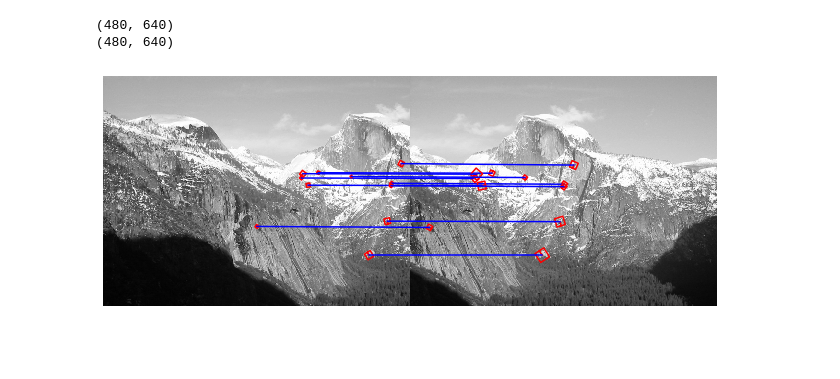
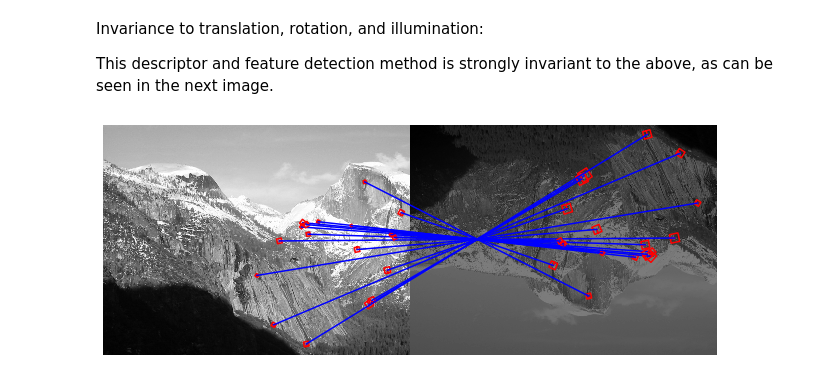
Before and after one commit to afrye51/EE541_CV, a Jupyter notebook: Lab2/Lab_2.ipynb, the cells around one changed output. Saved outputs shown, nothing was run; the diff lists cells and outputs as text; code cells hidden in the pictures; blank space fills up the shorter version.

```diff
--- a/Lab2/Lab_2.ipynb
+++ b/Lab2/Lab_2.ipynb
@@ -37,33 +176,15 @@ im_checkerboard_gray = skimage.color.rgb2gray(im_checkerboard)
+# %% [markdown]
+Invariance to translation, rotation, and illumination:
+
+This descriptor and feature detection method is strongly invariant to the above, as can be seen in the next image.
 # %%
 im0 = im_yosemite_gray[0]
-im1 = im_yosemite_gray[1]
+im1 = 1/2 * rotate(im_yosemite_gray[1], 180)
 [im0, im1] = make_images_same_size([im0, im1])
-print(np.shape(im0))
-print(np.shape(im1))
-#harris0 = detect_corners_harris(im0)
-#harris1 = detect_corners_harris(im1)
 
-#threshold = 0.2
-#harris0 = threshold_image(harris0, threshold)
-#harris1 = threshold_image(harris1, threshold)
-#ajacent_images([im0, harris0])
-#ajacent_images([im1, harris1])
-#harris0_filt = local_maxima_dumb(harris0, 3)
-#ajacent_images([im0, harris0, harris0_filt])
-#harris1_filt = local_maxima_dumb(harris1, 3)
-#ajacent_images([im1, harris1, harris1_filt])
 d0 = features_descriptors(im0, s1=1, s2=2, pix_dist=3, threshold=0.1)
 d1 = features_descriptors(im1, s1=1, s2=2, pix_dist=3, threshold=0.1)
-matches = np.array(compare_features(d0, d1, threshold=0.03))
-#plot_boxes_desc(d0, im0)
-#plot_boxes_desc(d1, im1)
-#print(np.shape(d0))
-#print(np.shape(d1))
-#print(np.shape(matches))
-#print(matches[:,2])
+matches = np.array(compare_features_threshold(d0, d1, threshold=0.032))
 connect_features(matches, im0, im1)
-#ajacent_images([im0, im1])
 # %% [output]
-(480, 640)
-(480, 640)
-[figure, old version]
+[figure, new version]
```
Also changed, not shown: parts of 19 cells of this notebook, 3 other files.
